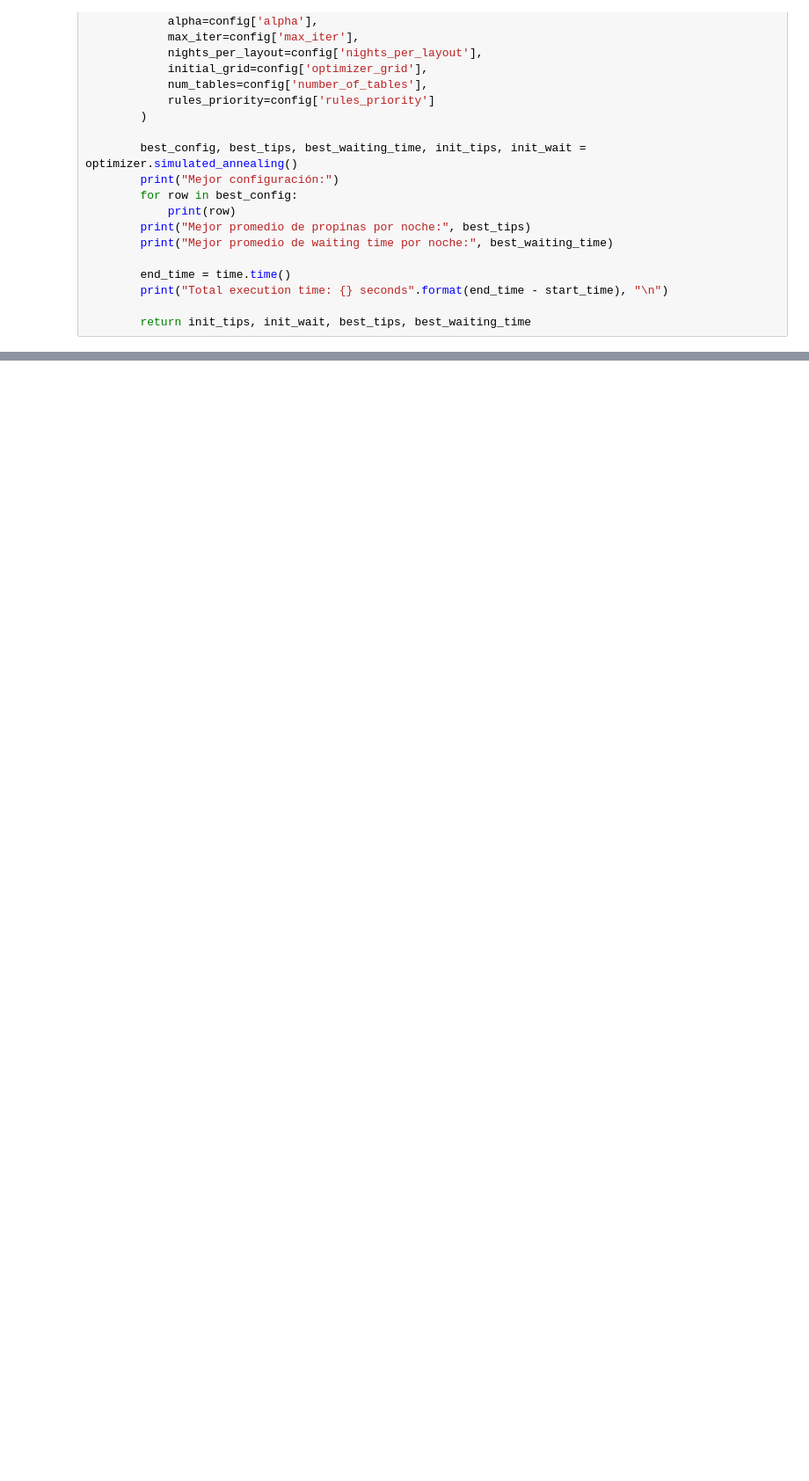
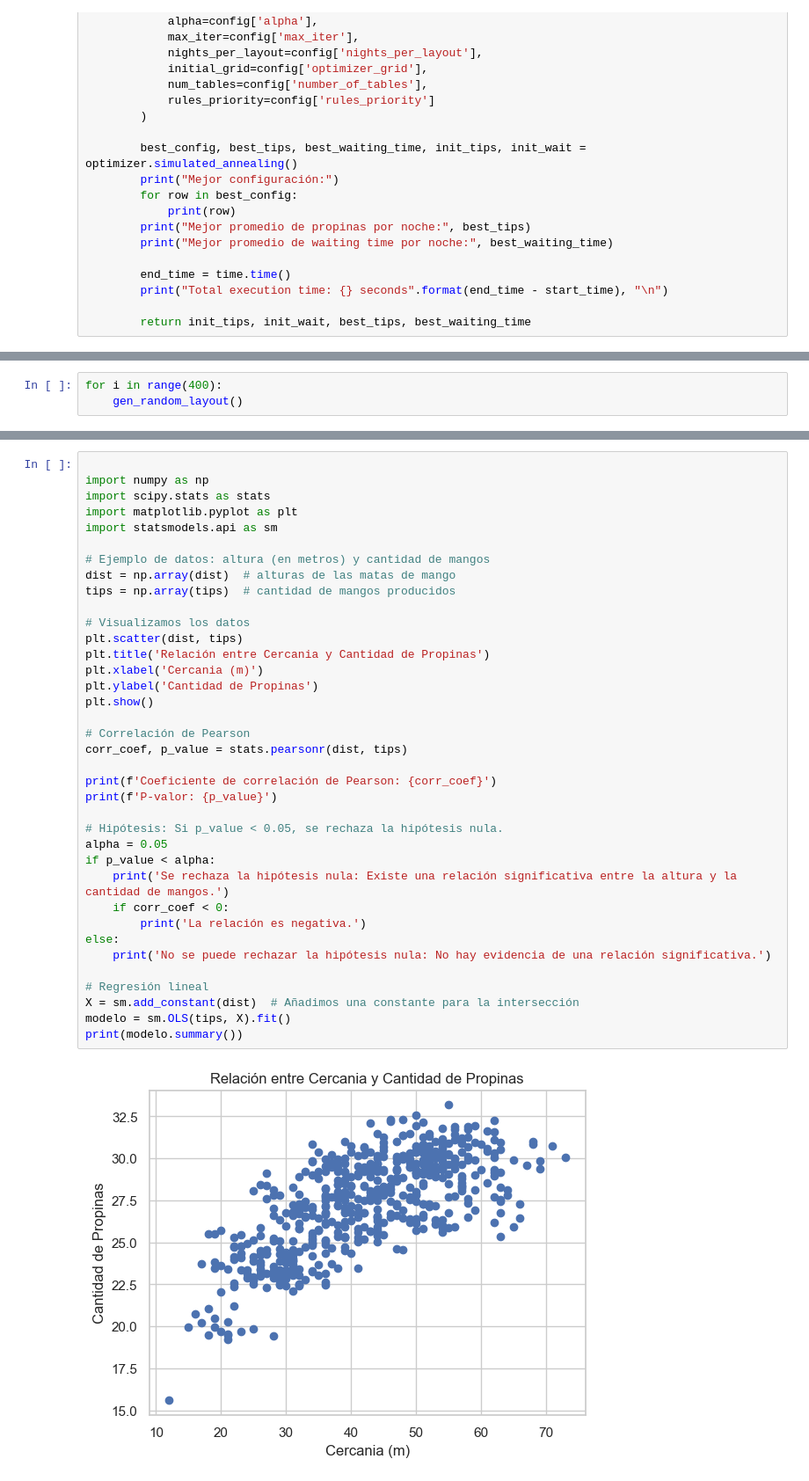
Before and after one commit to Mandelbros/Simulation-AI-Project, a Jupyter notebook: experiments.ipynb, the cells around one changed output, grey strips where cells are left out. Shown: that part at 88% size. Cells and saved outputs as stored; diff of their text form; blank space fills up the shorter version.

```diff
--- a/experiments.ipynb
+++ b/experiments.ipynb
@@ -84,0 +207,3 @@ else:
+# %%
+for i in range(400):
+    gen_random_layout()
@@ -84,0 +315,39 @@ else:
+# %%
+
+import numpy as np
+import scipy.stats as stats
+import matplotlib.pyplot as plt
+import statsmodels.api as sm
+
+# Ejemplo de datos: altura (en metros) y cantidad de mangos
+dist = np.array(dist)  # alturas de las matas de mango
+tips = np.array(tips)  # cantidad de mangos producidos
+
+# Visualizamos los datos
+plt.scatter(dist, tips)
+plt.title('Relación entre Cercania y Cantidad de Propinas')
+plt.xlabel('Cercania (m)')
+plt.ylabel('Cantidad de Propinas')
+plt.show()
+
+# Correlación de Pearson
+corr_coef, p_value = stats.pearsonr(dist, tips)
+
+print(f'Coeficiente de correlación de Pearson: {corr_coef}')
+print(f'P-valor: {p_value}')
+
+# Hipótesis: Si p_value < 0.05, se rechaza la hipótesis nula.
+alpha = 0.05
+if p_value < alpha:
+    print('Se rechaza la hipótesis nula: Existe una relación significativa entre la altura y la cantidad de mangos.')
+    if corr_coef < 0:
+        print('La relación es negativa.')
+else:
+    print('No se puede rechazar la hipótesis nula: No hay evidencia de una relación significativa.')
+
+# Regresión lineal
+X = sm.add_constant(dist)  # Añadimos una constante para la intersección
+modelo = sm.OLS(tips, X).fit()
+print(modelo.summary())
+# %% [output]
+[figure, added]
```
Also changed, not shown: parts of 13 cells of this notebook, 5 other files.
